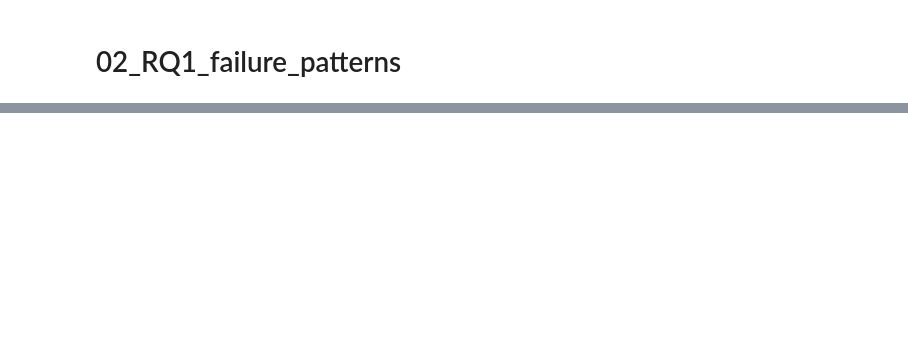
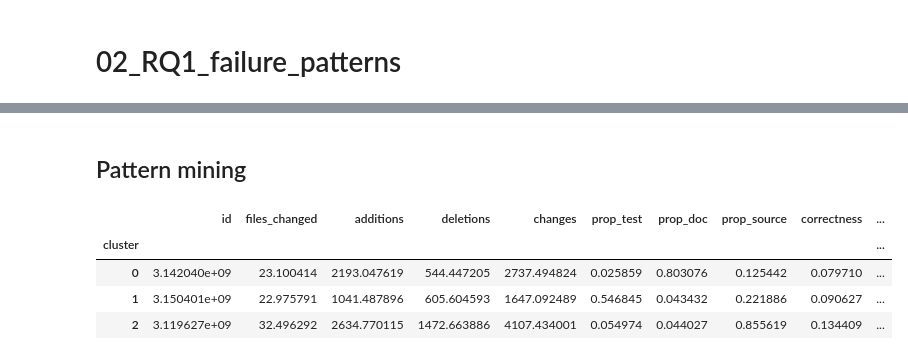
Before and after one commit to ChoWingDev/aidev-pr-rejections, a Jupyter notebook: notebooks/02_RQ1_failure_patterns.ipynb, the cells around one changed output, grey strips where cells are left out. Saved outputs shown, nothing was run; the diff lists cells and outputs as text; code cells hidden in the pictures; blank space fills up the shorter version.

```diff
--- a/notebooks/02_RQ1_failure_patterns.ipynb
+++ b/notebooks/02_RQ1_failure_patterns.ipynb
@@ -219,0 +205,22 @@ rules.head()
+# %% [markdown]
+## Pattern mining
+# %%
+from sklearn.preprocessing import StandardScaler
+from sklearn.cluster import KMeans
+
+X = df[["files_changed", "additions", "deletions",
+        "prop_test", "prop_doc", "prop_source",
+        "correctness", "tests", "style", "security"]]
+
+X_scaled = StandardScaler().fit_transform(X)
+
+clusters = KMeans(n_clusters=3, random_state=0).fit_predict(X_scaled)
+df["cluster"] = clusters
+
+df.groupby("cluster").mean()
+# %% [output]
+|  | id | files_changed | additions | deletions | changes | prop_test | prop_doc | prop_source | correctness | ... |
+| cluster |  |  |  |  |  |  |  |  |  | ... |
+| 0 | 3.142040e+09 | 23.100414 | 2193.047619 | 544.447205 | 2737.494824 | 0.025859 | 0.803076 | 0.125442 | 0.079710 | ... |
+| 1 | 3.150401e+09 | 22.975791 | 1041.487896 | 605.604593 | 1647.092489 | 0.546845 | 0.043432 | 0.221886 | 0.090627 | ... |
+| 2 | 3.119627e+09 | 32.496292 | 2634.770115 | 1472.663886 | 4107.434001 | 0.054974 | 0.044027 | 0.855619 | 0.134409 | ... |
```
Also changed, not shown: parts of 33 cells of this notebook.
